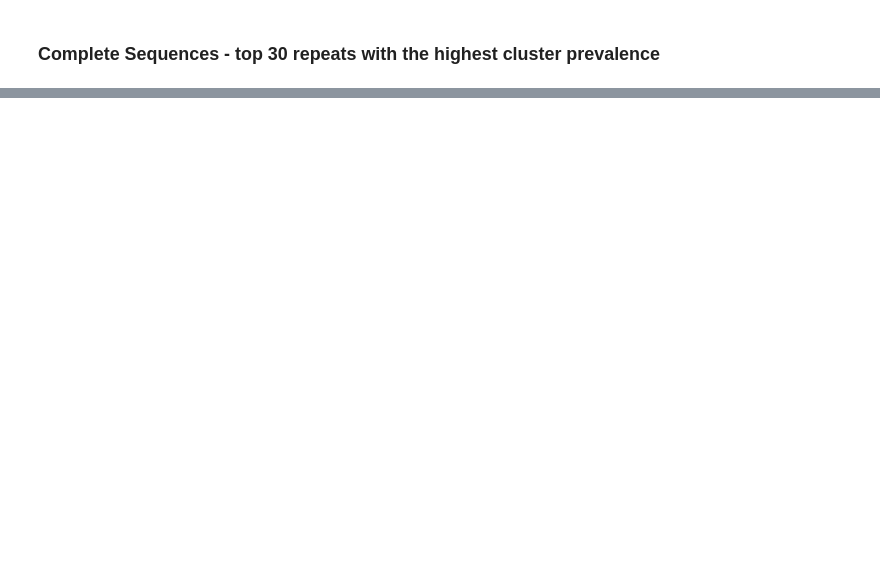
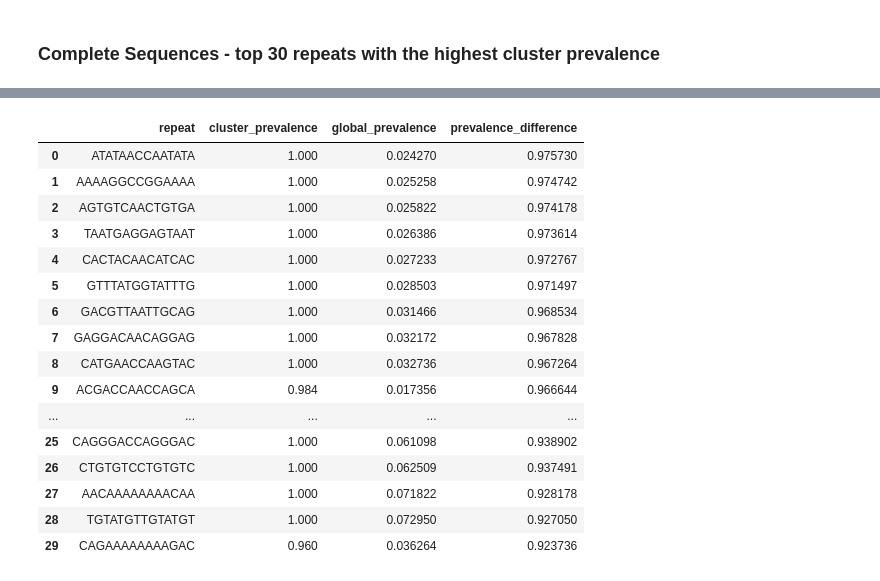
Before and after one commit to StefanJevtic63/hantavirus-repeat-analysis, a Jupyter notebook: clustering_sparse.ipynb, the cells around one changed output, grey strips where cells are left out. Saved outputs shown, nothing was run; the diff lists cells and outputs as text; code cells hidden in the pictures; blank space fills up the shorter version.

```diff
--- a/clustering_sparse.ipynb
+++ b/clustering_sparse.ipynb
@@ -918,0 +969,20 @@ optimal_results_df["cluster_repeats"][0][1]
+# %%
+agglomerative_cp_complete
+# %% [output]
+|  | repeat | cluster_prevalence | global_prevalence | prevalence_difference |
+| 0 | ATATAACCAATATA | 1.000 | 0.024270 | 0.975730 |
+| 1 | AAAAGGCCGGAAAA | 1.000 | 0.025258 | 0.974742 |
+| 2 | AGTGTCAACTGTGA | 1.000 | 0.025822 | 0.974178 |
+| 3 | TAATGAGGAGTAAT | 1.000 | 0.026386 | 0.973614 |
+| 4 | CACTACAACATCAC | 1.000 | 0.027233 | 0.972767 |
+| 5 | GTTTATGGTATTTG | 1.000 | 0.028503 | 0.971497 |
+| 6 | GACGTTAATTGCAG | 1.000 | 0.031466 | 0.968534 |
+| 7 | GAGGACAACAGGAG | 1.000 | 0.032172 | 0.967828 |
+| 8 | CATGAACCAAGTAC | 1.000 | 0.032736 | 0.967264 |
+| 9 | ACGACCAACCAGCA | 0.984 | 0.017356 | 0.966644 |
+| ... | ... | ... | ... | ... |
+| 25 | CAGGGACCAGGGAC | 1.000 | 0.061098 | 0.938902 |
+| 26 | CTGTGTCCTGTGTC | 1.000 | 0.062509 | 0.937491 |
+| 27 | AACAAAAAAAACAA | 1.000 | 0.071822 | 0.928178 |
+| 28 | TGTATGTTGTATGT | 1.000 | 0.072950 | 0.927050 |
+| 29 | CAGAAAAAAAAGAC | 0.960 | 0.036264 | 0.923736 |
```
Also changed, not shown: parts of 9 cells of this notebook, 1 other file.
